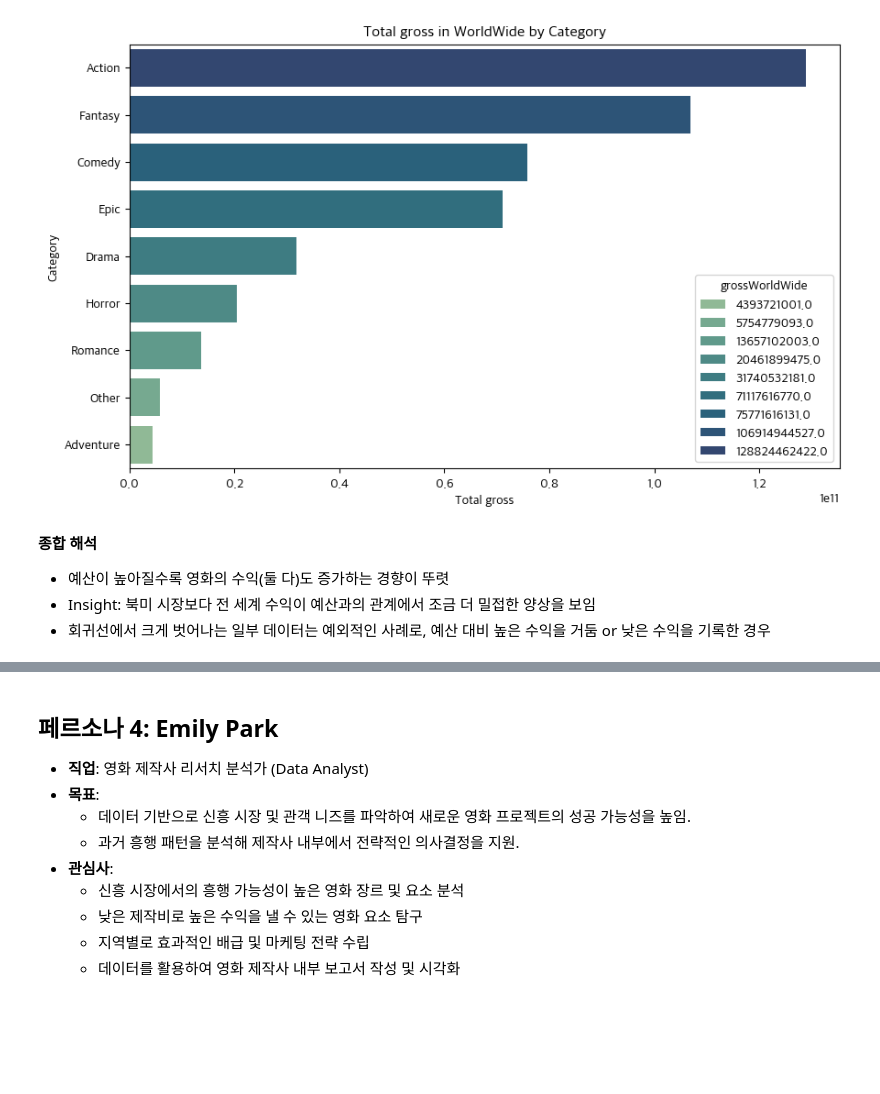
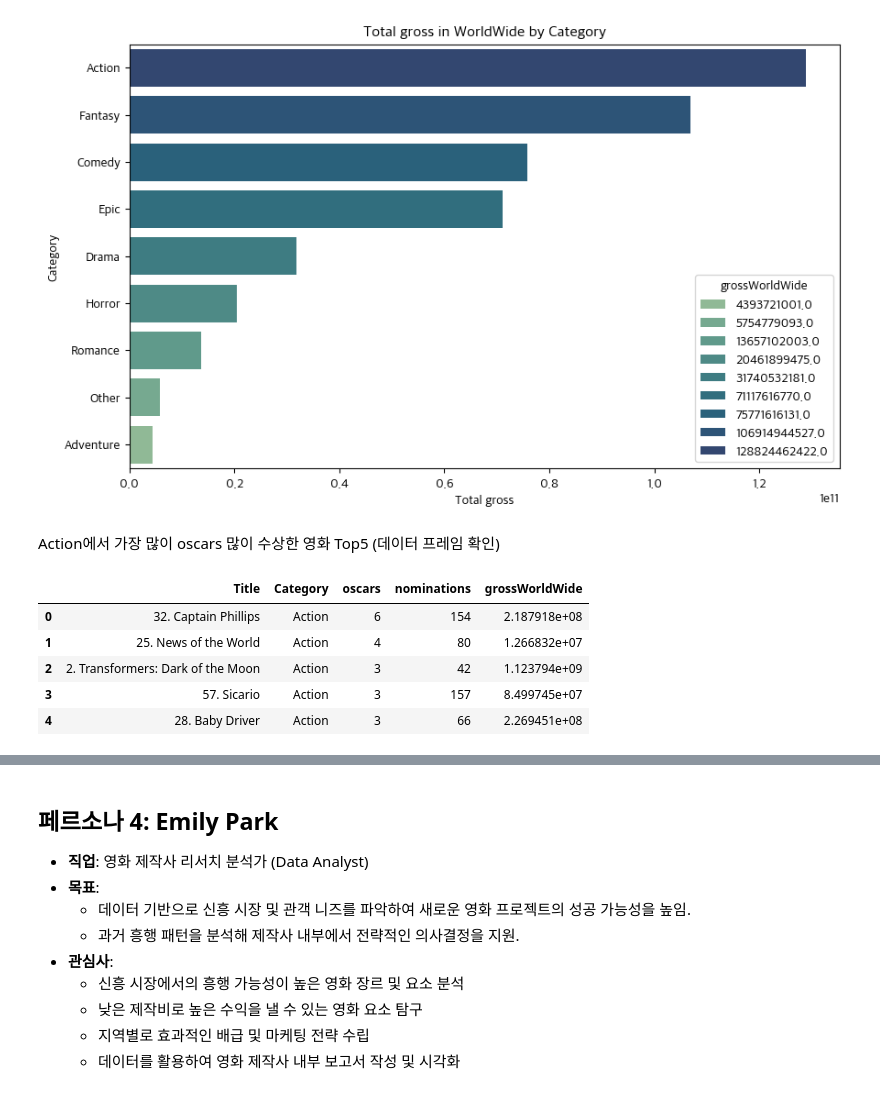
Before and after one commit to Encore-SKN-9/eda_2team, a Jupyter notebook: EDA.ipynb, the cells around one changed output, grey strips where cells are left out. Saved outputs shown, nothing was run; the diff lists cells and outputs as text; code cells hidden in the pictures; blank space fills up the shorter version.

```diff
--- a/EDA.ipynb
+++ b/EDA.ipynb
@@ -642,8 +642,17 @@ plt.ylabel('Category')
 plt.show()
 # %% [output]
 [figure]
-# %% [markdown]
-**종합 해석**
-- 예산이 높아질수록 영화의 수익(둘 다)도 증가하는 경향이 뚜렷
-- Insight: 북미 시장보다 전 세계 수익이 예산과의 관계에서 조금 더 밀접한 양상을 보임
-- 회귀선에서 크게 벗어나는 일부 데이터는 예외적인 사례로, 예산 대비 높은 수익을 거둠 or 낮은 수익을 기록한 경우
+# %% [markdown]
+Action에서 가장 많이 oscars 많이 수상한 영화 Top5 (데이터 프레임 확인)
+# %%
+action_top5 = gg_df[gg_df['Category'] == 'Action']
+action_top5 = action_top5.sort_values(by='oscars', ascending=False).head(5).reset_index()
+action_top5.drop(columns=['index'], inplace=True)
+action_top5
+# %% [output]
+|  | Title | Category | oscars | nominations | grossWorldWide |
+| 0 | 32. Captain Phillips | Action | 6 | 154 | 2.187918e+08 |
+| 1 | 25. News of the World | Action | 4 | 80 | 1.266832e+07 |
+| 2 | 2. Transformers: Dark of the Moon | Action | 3 | 42 | 1.123794e+09 |
+| 3 | 57. Sicario | Action | 3 | 157 | 8.499745e+07 |
+| 4 | 28. Baby Driver | Action | 3 | 66 | 2.269451e+08 |
```
Also changed, not shown: parts of 2 cells of this notebook.
